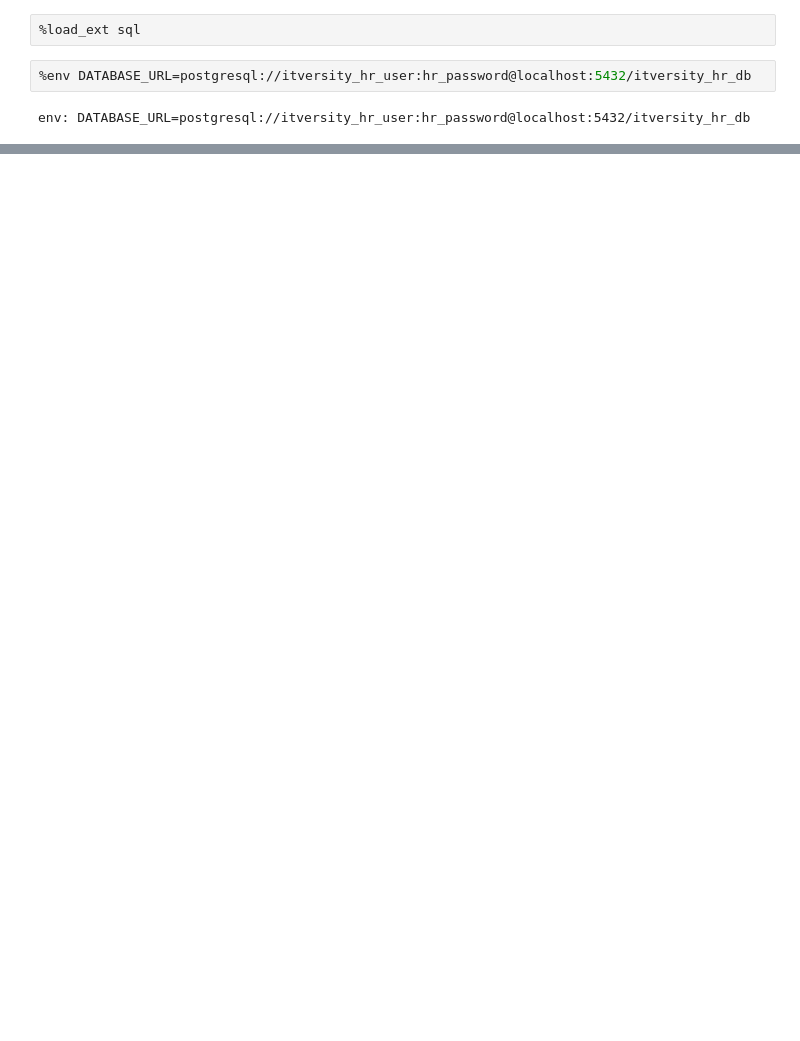
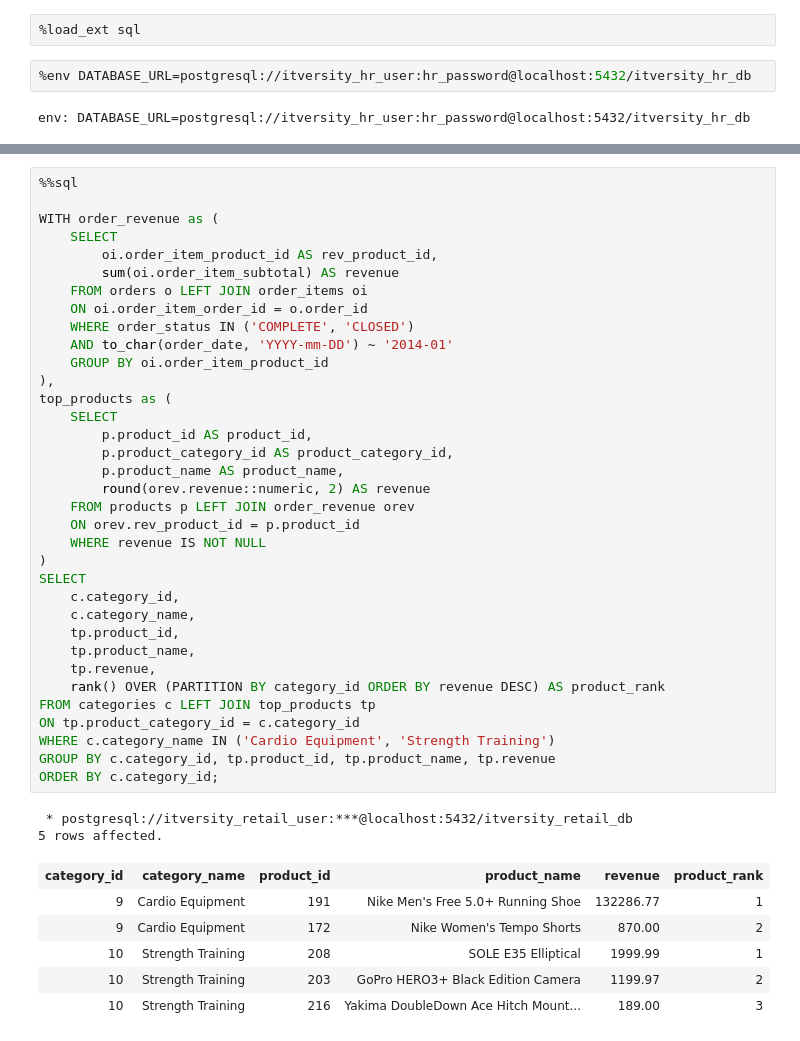
Before and after one commit to EduardoZimelewicz/data-engineering-spark, a Jupyter notebook: itversity-material/01-python-and-sql/05.5_advanced_queries/exercises.ipynb, the cells around one changed output, grey strips where cells are left out. Cells and saved outputs as stored; diff of their text form; blank space fills up the shorter version.

```diff
--- a/itversity-material/01-python-and-sql/05.5_advanced_queries/exercises.ipynb
+++ b/itversity-material/01-python-and-sql/05.5_advanced_queries/exercises.ipynb
@@ -183,0 +330,44 @@ GROUP BY d.department_name,e.department_id;
+# %%
+%%sql
+
+WITH order_revenue as (
+    SELECT
+        oi.order_item_product_id AS rev_product_id,
+        sum(oi.order_item_subtotal) AS revenue
+    FROM orders o LEFT JOIN order_items oi
+    ON oi.order_item_order_id = o.order_id
+    WHERE order_status IN ('COMPLETE', 'CLOSED')
+    AND to_char(order_date, 'YYYY-mm-DD') ~ '2014-01'
+    GROUP BY oi.order_item_product_id
+),
+top_products as (
+    SELECT
+        p.product_id AS product_id,
+        p.product_category_id AS product_category_id,
+        p.product_name AS product_name,
+        round(orev.revenue::numeric, 2) AS revenue
+    FROM products p LEFT JOIN order_revenue orev
+    ON orev.rev_product_id = p.product_id
+    WHERE revenue IS NOT NULL
+)
+SELECT
+    c.category_id,
+    c.category_name,
+    tp.product_id,
+    tp.product_name,
+    tp.revenue,
+    rank() OVER (PARTITION BY category_id ORDER BY revenue DESC) AS product_rank
+FROM categories c LEFT JOIN top_products tp
+ON tp.product_category_id = c.category_id
+WHERE c.category_name IN ('Cardio Equipment', 'Strength Training')
+GROUP BY c.category_id, tp.product_id, tp.product_name, tp.revenue
+ORDER BY c.category_id;
+# %% [output]
+ * postgresql://itversity_retail_user:***@localhost:5432/itversity_retail_db
+5 rows affected.
+| category_id | category_name | product_id | product_name | revenue | product_rank |
+| 9 | Cardio Equipment | 191 | Nike Men's Free 5.0+ Running Shoe | 132286.77 | 1 |
+| 9 | Cardio Equipment | 172 | Nike Women's Tempo Shorts | 870.00 | 2 |
+| 10 | Strength Training | 208 | SOLE E35 Elliptical | 1999.99 | 1 |
+| 10 | Strength Training | 203 | GoPro HERO3+ Black Edition Camera | 1199.97 | 2 |
+| 10 | Strength Training | 216 | Yakima DoubleDown Ace Hitch Mount... | 189.00 | 3 |
```
Also changed, not shown: parts of 12 cells of this notebook, 1 other file.
